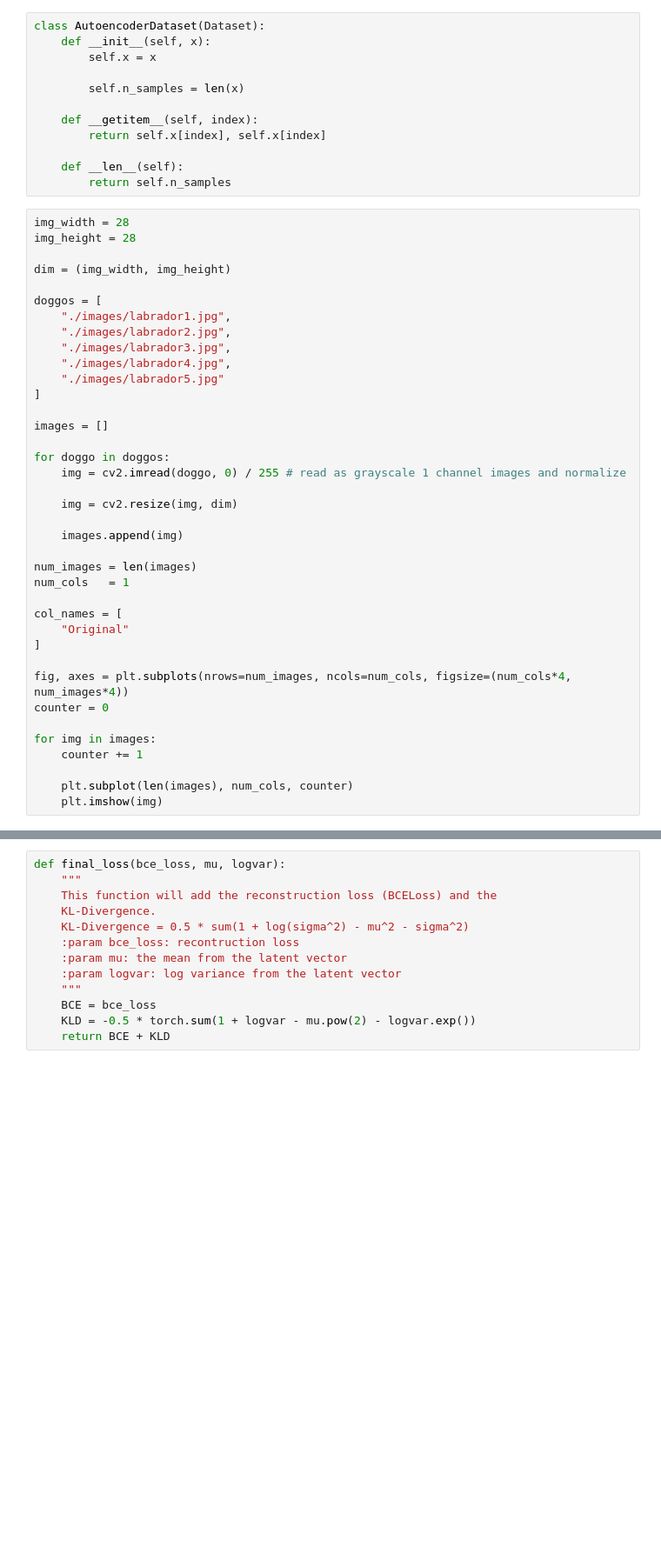
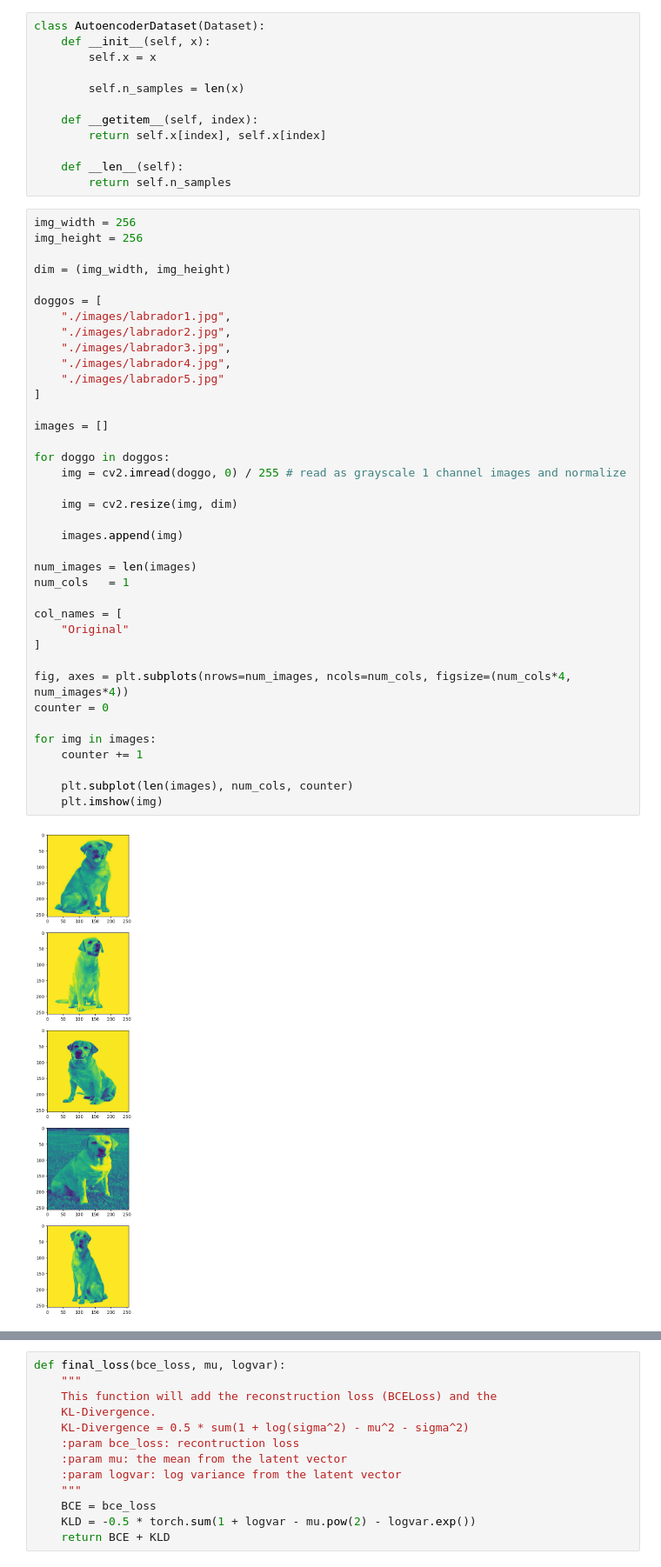
Before and after one commit to ralampay/pattern-recognition-course, a Jupyter notebook: notebooks/Example 8 - Variational Autoencoder.ipynb, the cells around one changed output, grey strips where cells are left out. Shown at 87% size. Drawn from its saved outputs; the diff is of its cells as text; blank space fills up the shorter version.

```diff
--- a/notebooks/Example 8 - Variational Autoencoder.ipynb
+++ b/notebooks/Example 8 - Variational Autoencoder.ipynb
@@ -90,8 +86,8 @@ class AutoencoderDataset(Dataset):
     def __len__(self):
         return self.n_samples
 # %%
-img_width = 28
-img_height = 28
+img_width = 256
+img_height = 256
 
 dim = (img_width, img_height)
 
@@ -100,33 +96,35 @@ doggos = [
     "./images/labrador2.jpg",
     "./images/labrador3.jpg",
     "./images/labrador4.jpg",
     "./images/labrador5.jpg"
 ]
 
 images = []
 
 for doggo in doggos:
     img = cv2.imread(doggo, 0) / 255 # read as grayscale 1 channel images and normalize
 
     img = cv2.resize(img, dim)
 
     images.append(img)
 
 num_images = len(images)
 num_cols   = 1
 
 col_names = [
     "Original"
 ]
 
 fig, axes = plt.subplots(nrows=num_images, ncols=num_cols, figsize=(num_cols*4, num_images*4))
 counter = 0
 
 for img in images:
     counter += 1
 
     plt.subplot(len(images), num_cols, counter)
     plt.imshow(img)
+# %% [output]
+[figure, added]
 # %%
 data = []
 
```
Also changed, not shown: parts of 7 cells of this notebook.
